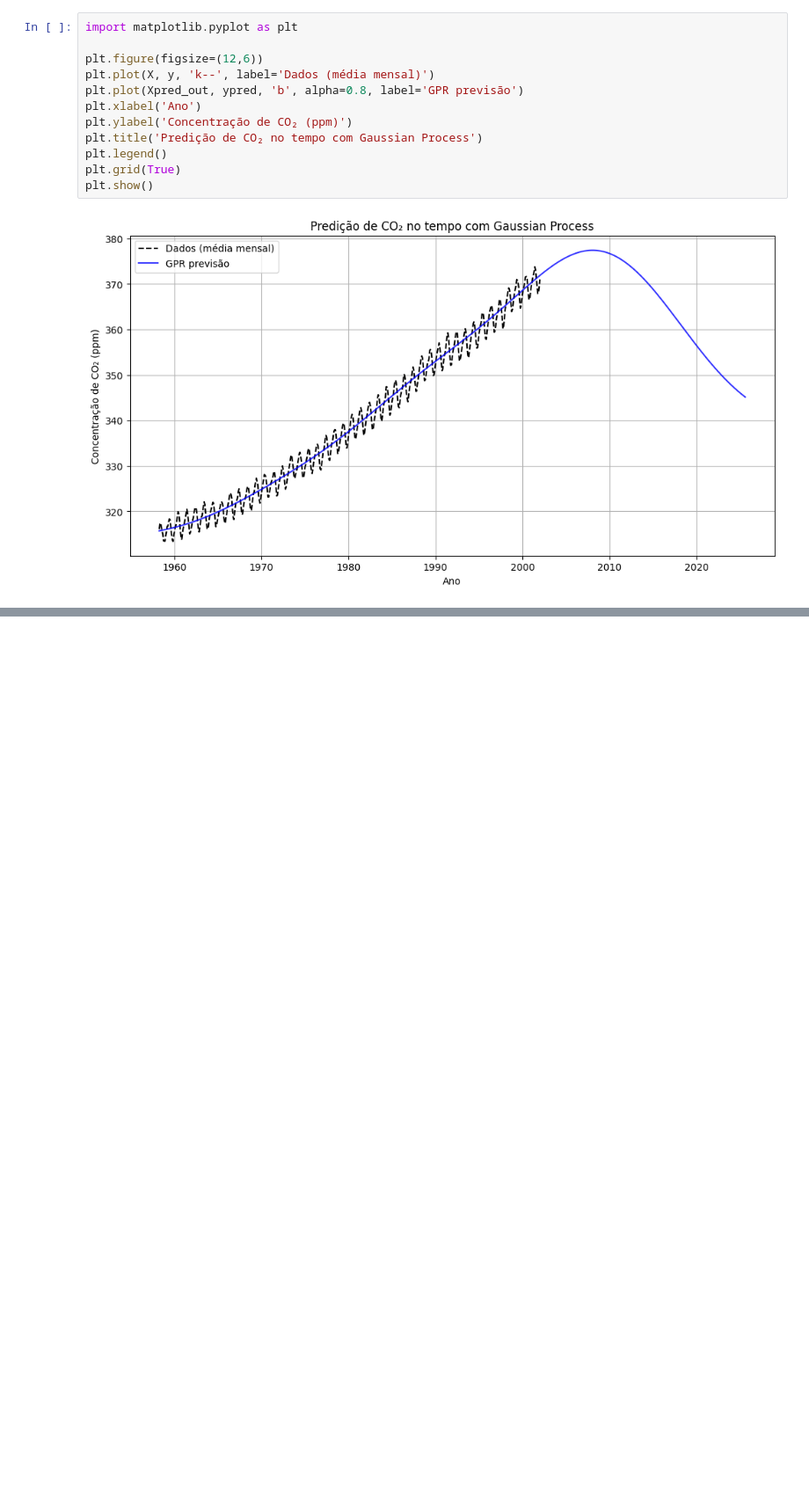
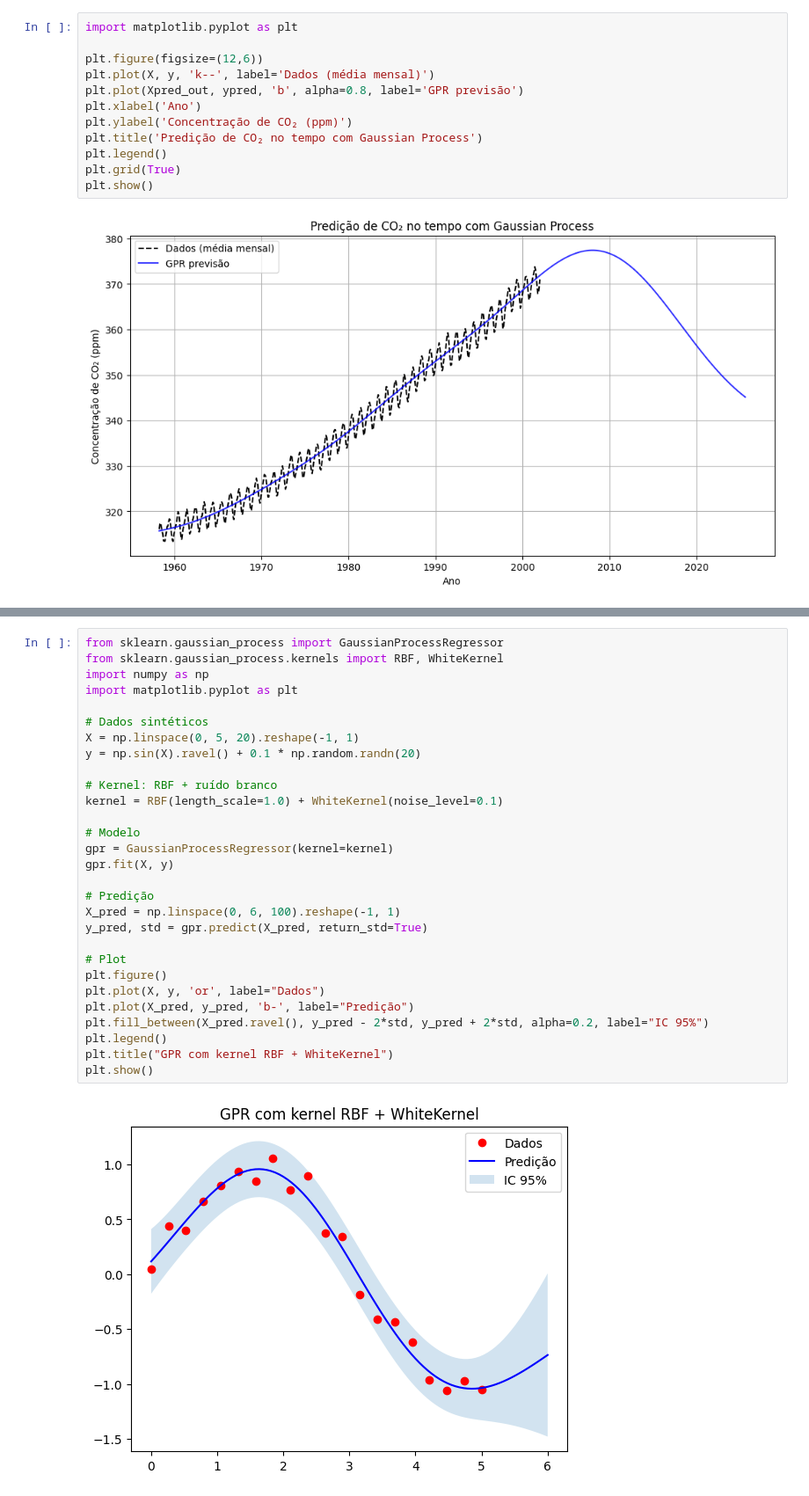
Before and after one commit to Pesquisa-UFCAT/parepy, a Jupyter notebook: local_examples/gaussian_process.ipynb, the cells around one changed output, grey strips where cells are left out. Shown at 88% size. Cells and saved outputs as stored; diff of their text form; blank space fills up the shorter version.

```diff
--- a/local_examples/gaussian_process.ipynb
+++ b/local_examples/gaussian_process.ipynb
@@ -268,0 +429,31 @@ plt.show()
+# %%
+from sklearn.gaussian_process import GaussianProcessRegressor
+from sklearn.gaussian_process.kernels import RBF, WhiteKernel
+import numpy as np
+import matplotlib.pyplot as plt
+
+# Dados sintéticos
+X = np.linspace(0, 5, 20).reshape(-1, 1)
+y = np.sin(X).ravel() + 0.1 * np.random.randn(20)
+
+# Kernel: RBF + ruído branco
+kernel = RBF(length_scale=1.0) + WhiteKernel(noise_level=0.1)
+
+# Modelo
+gpr = GaussianProcessRegressor(kernel=kernel)
+gpr.fit(X, y)
+
+# Predição
+X_pred = np.linspace(0, 6, 100).reshape(-1, 1)
+y_pred, std = gpr.predict(X_pred, return_std=True)
+
+# Plot
+plt.figure()
+plt.plot(X, y, 'or', label="Dados")
+plt.plot(X_pred, y_pred, 'b-', label="Predição")
+plt.fill_between(X_pred.ravel(), y_pred - 2*std, y_pred + 2*std, alpha=0.2, label="IC 95%")
+plt.legend()
+plt.title("GPR com kernel RBF + WhiteKernel")
+plt.show()
+# %% [output]
+[figure, added]
```
Also changed, not shown: parts of 4 cells of this notebook.
